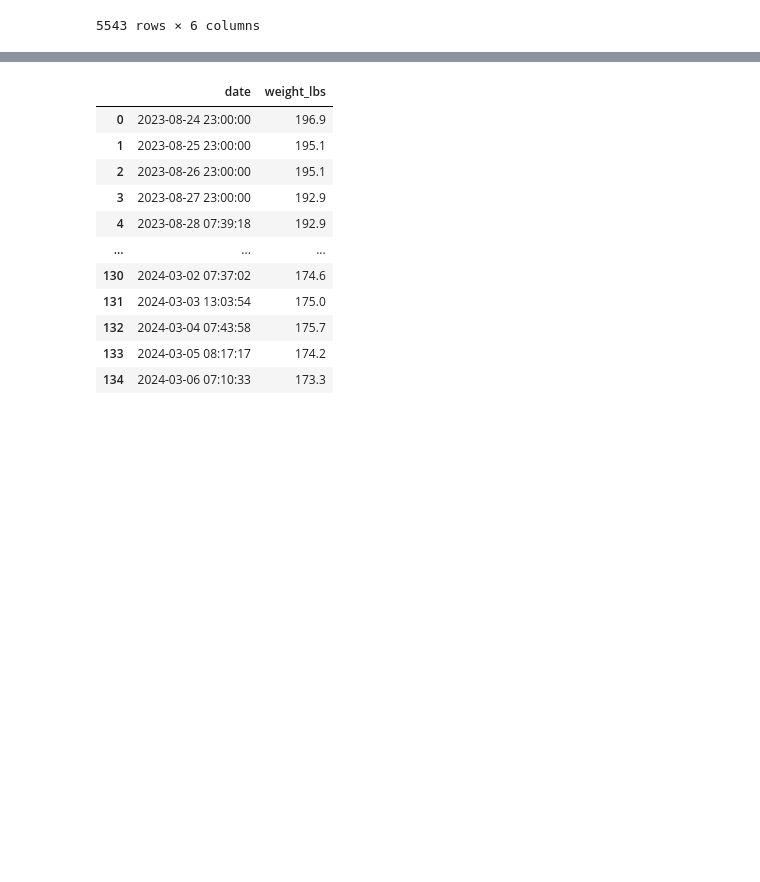
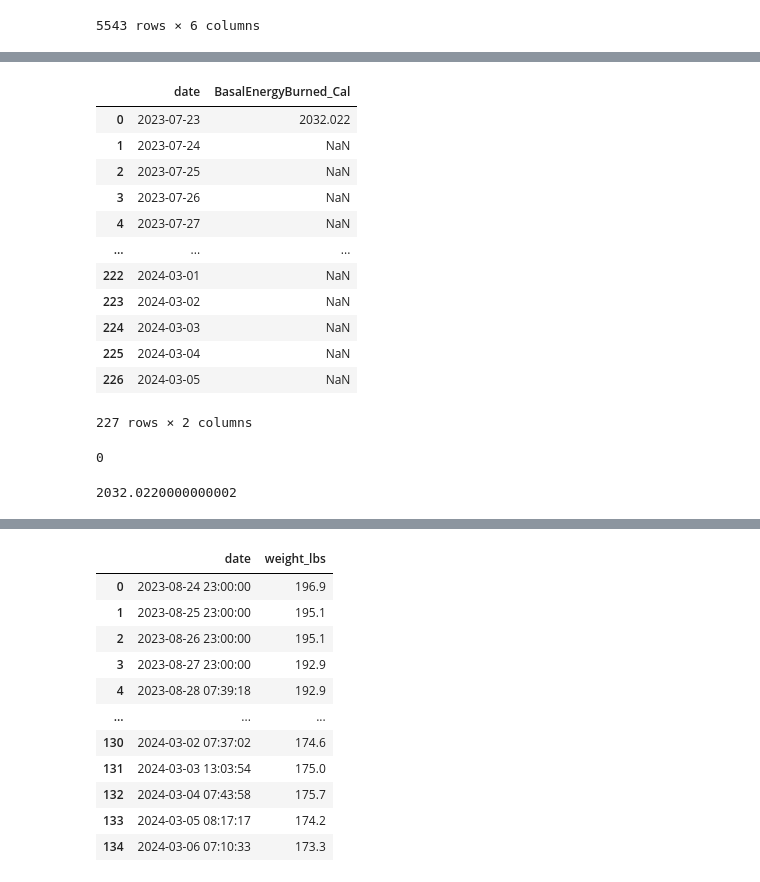
Before and after one commit to bennettandrewm/guess_my_weight, a Jupyter notebook: guess_my_weight.ipynb, the cells around one changed output, grey strips where cells are left out. Drawn from its saved outputs; the diff is of its cells as text; code cells hidden in the pictures; blank space fills up the shorter version.

```diff
--- a/guess_my_weight.ipynb
+++ b/guess_my_weight.ipynb
@@ -152,0 +228,48 @@ non_sleep_df
+# %%
+#new_series = []
+#day = startDate
+#col = 'BasalEnergyBurned_Cal'
+
+
+    export = combined_df[(combined_df['type'] == col) & (combined_df['startDate'] == day)]['value']
+    date_index = new_df.loc[new_df['date'] == day].index[0]
+    new_df.loc[date_index, col] = export.sum()
+
+new_df
+
+
+#new_df[new_df['date'] == day].index
+
+#index_loc = new_df['date'][new_df['date']==day].tolist()
+#index_loc
+
+
+#new_df.loc[0, col] = export.sum()
+#new_df
+    #    new_series.append(export.sum())
+#new_series
+#new_df['date'].index.get_loc(day)
+# %% [output]
+|  | date | BasalEnergyBurned_Cal |
+| 0 | 2023-07-23 | 2032.022 |
+| 1 | 2023-07-24 | NaN |
+| 2 | 2023-07-25 | NaN |
+| 3 | 2023-07-26 | NaN |
+| 4 | 2023-07-27 | NaN |
+| ... | ... | ... |
+| 222 | 2024-03-01 | NaN |
+| 223 | 2024-03-02 | NaN |
+| 224 | 2024-03-03 | NaN |
+| 225 | 2024-03-04 | NaN |
+| 226 | 2024-03-05 | NaN |
+227 rows × 2 columns
+# %%
+
+#new_df.date[new_df.date == day].index.tolist()
+new_df.loc[new_df['date'] == day].index[0]
+# %% [output]
+0
+# %%
+export.sum()
+# %% [output]
+2032.0220000000002
```
Also changed, not shown: parts of 12 cells of this notebook.
